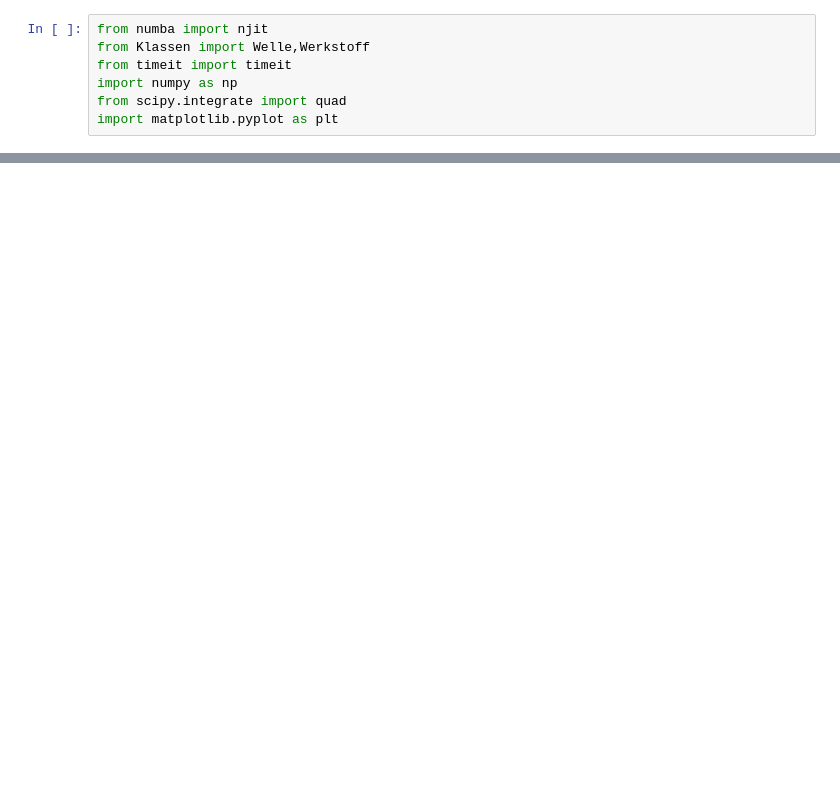
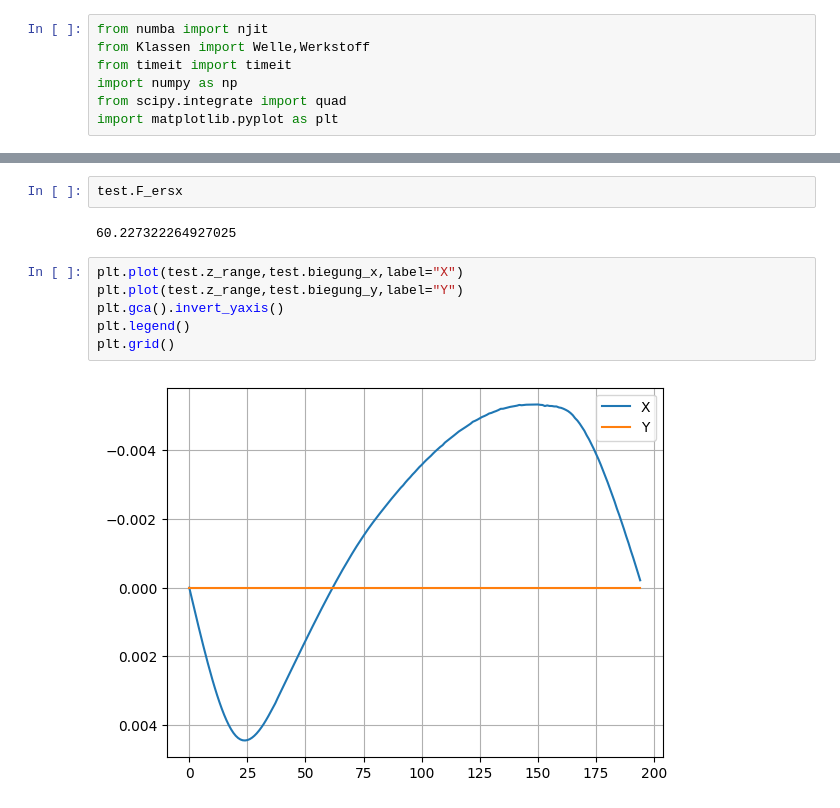
Before and after one commit to sydgtfzguhgfhtr/ME_Wellennachweis, a Jupyter notebook: Performancetests.ipynb, the cells around one changed output, grey strips where cells are left out. Drawn from its saved outputs; the diff is of its cells as text; blank space fills up the shorter version.

```diff
--- a/Performancetests.ipynb
+++ b/Performancetests.ipynb
@@ -30,3 +27,15 @@ test.verformung_berechnen()
+# %%
+test.F_ersx
+# %% [output]
+60.227322264927025
+# %%
+plt.plot(test.z_range,test.biegung_x,label="X")
+plt.plot(test.z_range,test.biegung_y,label="Y")
+plt.gca().invert_yaxis()
+plt.legend()
+plt.grid()
+# %% [output]
+[figure, added]
 # %%
 plt.plot(test.z_range,test.neigung_x,label="X")
 plt.plot(test.z_range,test.neigung_y,label="Y")
```
Also changed, not shown: parts of 3 cells of this notebook, 1 other file.
